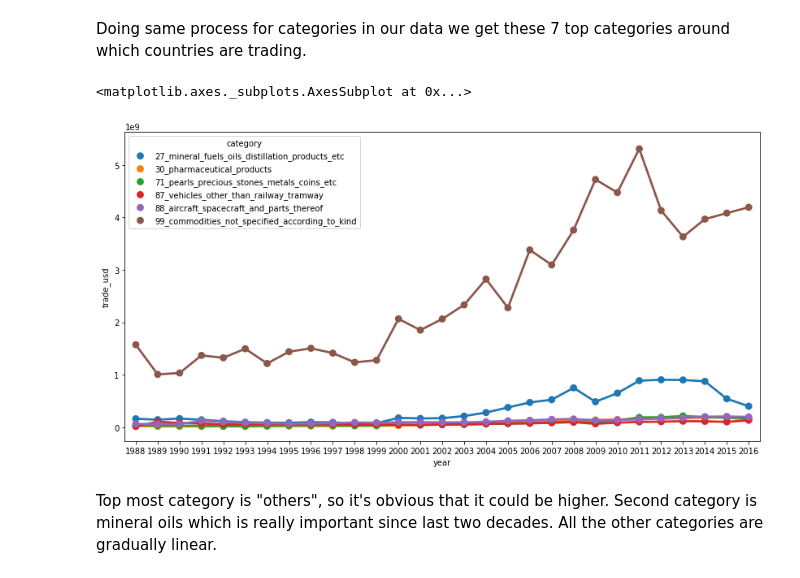
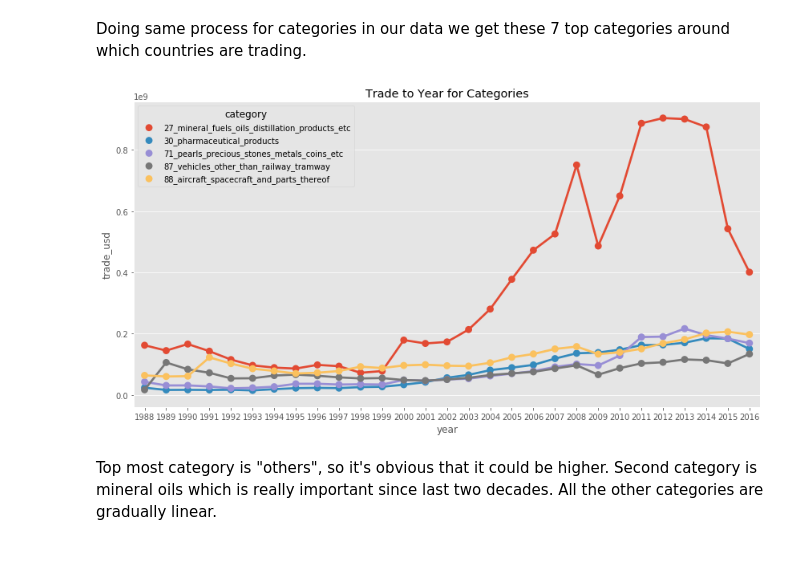
Before and after one commit to vivekpadia70/thinkful-data-science, a Jupyter notebook: Unit 3 Capstone.ipynb, the cells around one changed output. Cells and saved outputs as stored; diff of their text form; code cells hidden in the pictures.

```diff
--- a/Unit 3 Capstone.ipynb
+++ b/Unit 3 Capstone.ipynb
@@ -28,6 +28,8 @@ from tqdm import tnrange, tqdm_notebook
 import itertools
 import time
 
+plt.style.use('ggplot')
+
 %matplotlib inline
 # %% [markdown]
 we will be using commodity trade data from here(https://www.kaggle.com/unitednations/global-commodity-trade-statistics). This data has 8225871 x 10 data points so it's a huge data to train models. Bigger data has advantages of higher accuracy but it takes too much time to train model.
@@ -106,13 +111,14 @@ Name: trade_usd, dtype: int64
 # %% [markdown]
 Doing same process for categories in our data we get these 7 top categories around which countries are trading.
 # %%
-new_df = df[df['category'].isin(['27_mineral_fuels_oils_distillation_products_etc', '99_commodities_not_specified_according_to_kind', '71_pearls_precious_stones_metals_coins_etc', '30_pharmaceutical_products', '88_aircraft_spacecraft_and_parts_thereof', '87_vehicles_other_than_railway_tramway'])]
+new_df = df[df['category'].isin(['27_mineral_fuels_oils_distillation_products_etc', '71_pearls_precious_stones_metals_coins_etc', '30_pharmaceutical_products', '88_aircraft_spacecraft_and_parts_thereof', '87_vehicles_other_than_railway_tramway'])]
 # %%
 plt.subplots(figsize = (14,7))
 sns.pointplot(y=new_df['trade_usd'], x=new_df['year'], hue=new_df['category'], linestyle="--", ci=0)
+plt.title("Trade to Year for Categories")
+plt.savefig("trade_to_year_for_category.png")
 # %% [output]
-<matplotlib.axes._subplots.AxesSubplot at 0x...>
-[figure, old version]
+[figure, new version]
 # %% [markdown]
 Top most category is "others", so it's obvious that it could be higher. Second category is mineral oils which is really important since last two decades. All the other categories are gradually linear.
 # %%
```
Also changed, not shown: parts of 7 cells of this notebook, 10 other files.
